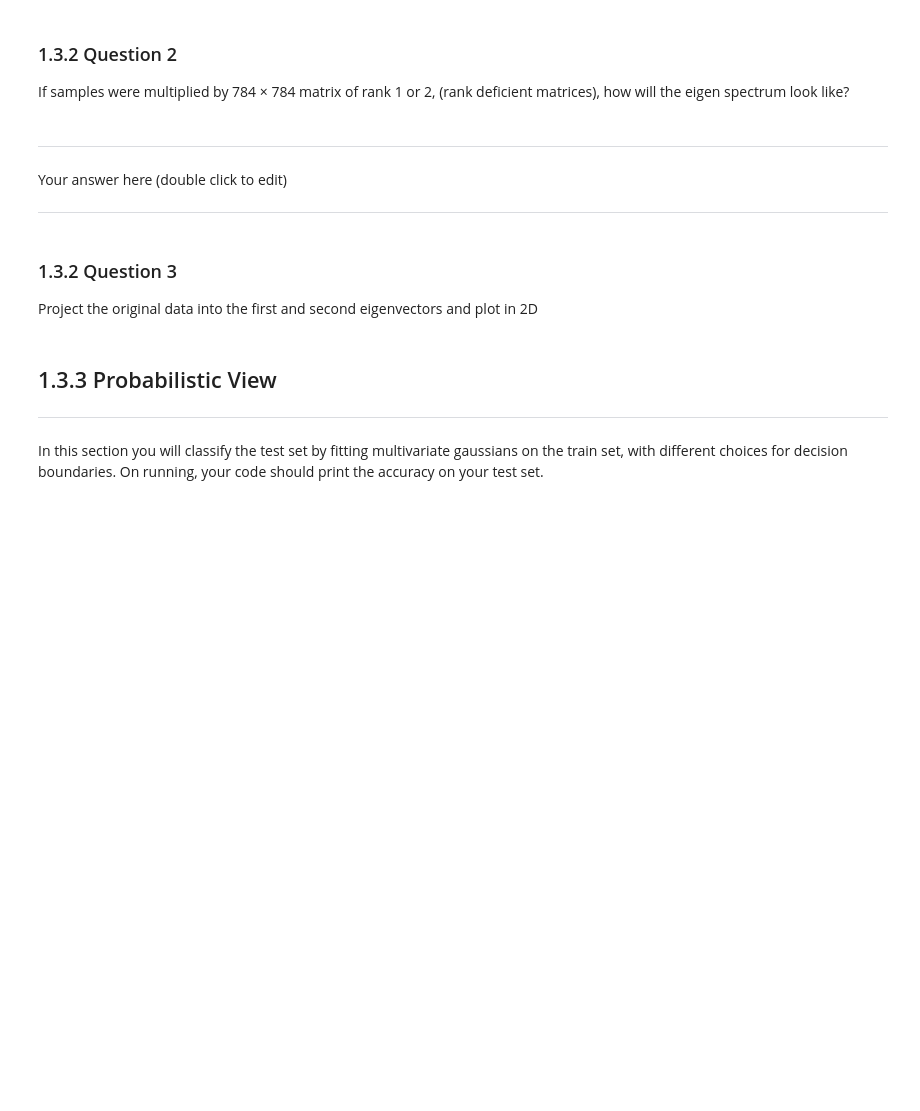
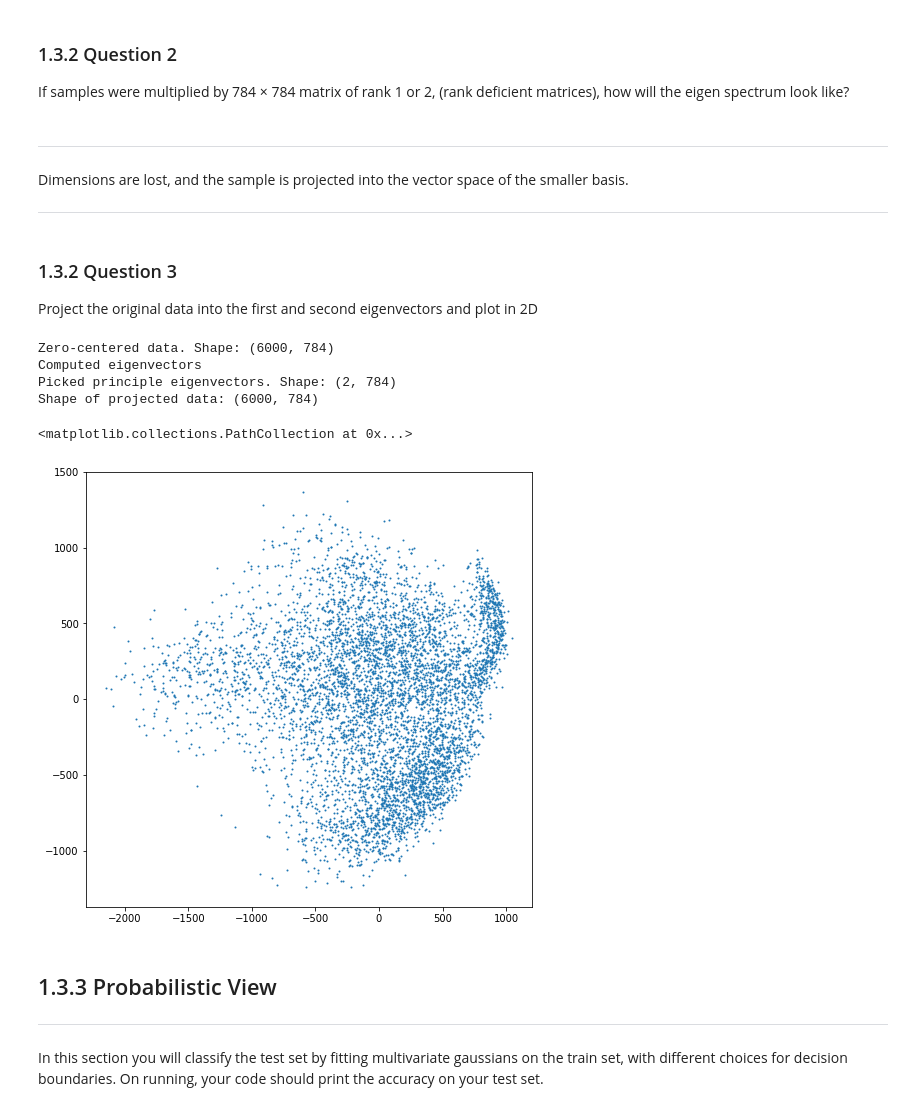
Before and after one commit to zubairabid/Semester5, a Jupyter notebook: SMAI/Assignment/1/assignment1/20171076.ipynb, the cells around one changed output. Cells and saved outputs as stored; diff of their text form; code cells hidden in the pictures; blank space fills up the shorter version.

```diff
--- a/SMAI/Assignment/1/assignment1/20171076.ipynb
+++ b/SMAI/Assignment/1/assignment1/20171076.ipynb
@@ -219,11 +221,11 @@ Rank of covariance matrix : 658
 # %% [markdown]
 ### 1.3.2 Question 2
 If  samples  were  multiplied  by  784 × 784  matrix  of rank 1 or 2, (rank deficient matrices), how will the eigen spectrum look like?
-# %% [markdown]
----
-Your answer here (double click to edit)
-
----
+# %% [markdown]
+---
+Dimensions are lost, and the sample is projected into the vector space of the smaller basis.
+
+---
 # %% [markdown]
 ### 1.3.2 Question 3
 Project the original data into the first and second eigenvectors and plot in 2D
@@ -232,3 +232,40 @@ Project the original data into the first and second eigenvectors and plot in 2D
+# %%
+# Plotting code here
+
+# PCA: https://researchweb.iiit.ac.in/~anurag.ghosh/notes/Tutorial-Understanding-PCA-As-Optimization
+# zero-centering the sample
+cen_train_data = train_data - train_data.mean(axis=0)
+print("Zero-centered data. Shape: {0}".format(cen_train_data.shape))
+
+mat_cov = np.cov(np.transpose(cen_train_data))
+
+# eigh works for calculating eigenvalues as covariance matrix is
+# always symmetric
+eigval, eigvec = la.eigh(mat_cov)
+print("Computed eigenvectors")
+
+# sorting, reverse it
+eigval = eigval[::-1]
+eigvec = np.transpose(eigvec)[::-1]
+
+# Pick top two
+proj2 = eigvec[:2]
+print("Picked principle eigenvectors. Shape: {0}".format(proj2.shape))
+
+# Project matrix onto eigenvectors
+projected_train = np.dot(cen_train_data, np.transpose(eigvec))
+print("Shape of projected data: {0}".format(projected_train.shape))
+
+# Plot
+plt.figure(figsize=(8,8))
+plt.scatter(projected_train[:,0], projected_train[:,1], s=1)
+# %% [output]
+Zero-centered data. Shape: (6000, 784)
+Computed eigenvectors
+Picked principle eigenvectors. Shape: (2, 784)
+Shape of projected data: (6000, 784)
+<matplotlib.collections.PathCollection at 0x...>
+[figure, added]
 # %% [markdown]
 ## 1.3.3 Probabilistic View
 ---
```
Also changed, not shown: parts of 12 cells of this notebook.
